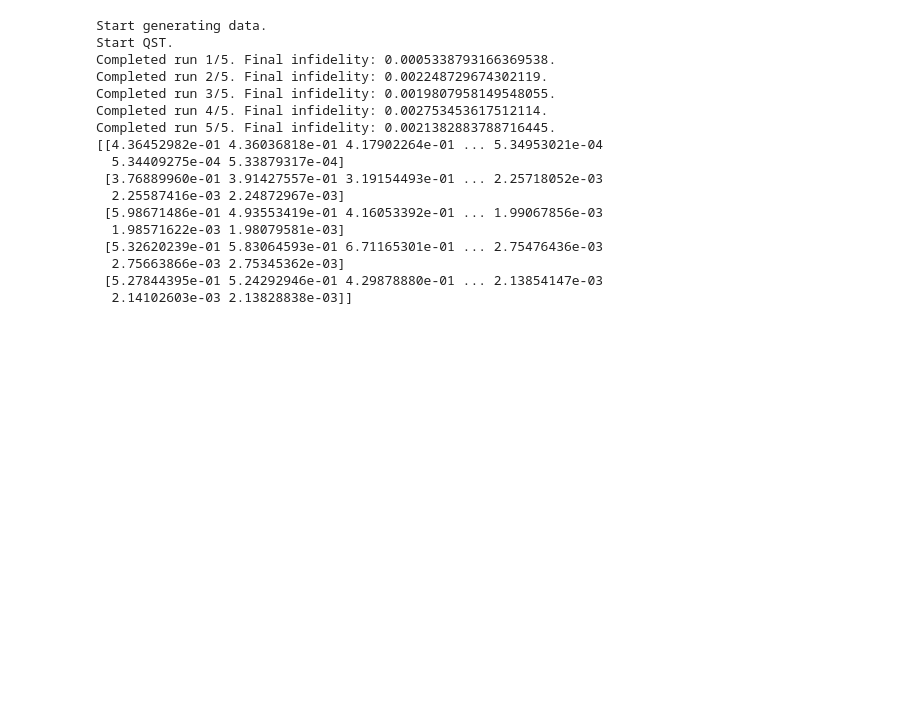
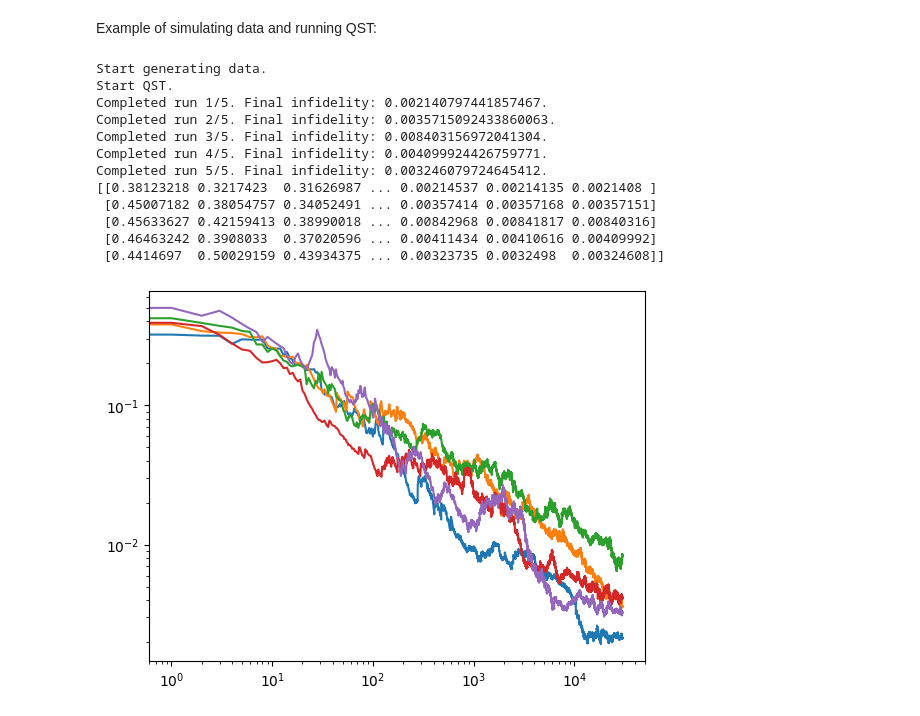
Before and after one commit to AdrianAasen/EMQST, a Jupyter notebook: Tutorial.ipynb, the cells around one changed output. Saved outputs shown, nothing was run; the diff lists cells and outputs as text; code cells hidden in the pictures; blank space fills up the shorter version.

```diff
--- a/Tutorial.ipynb
+++ b/Tutorial.ipynb
@@ -102,36 +108,39 @@ Distance between reconstructed and noisy POVM: 0.002274597808587603
+# %% [markdown]
+Example of simulating data and running QST:
 # %%
 # Basic QST example
 # We use a different POVM object, using pauli-6 looks like this
 n_qubits=1
 POVM_list=POVM.generate_Pauli_POVM(n_qubits)
 
 # Define the estimator
 qst=QST(POVM_list,list_of_true_states,n_QST_shots,1,bool_exp_measurements,exp_dictionary,n_cores=n_cores)
 
 print("Start generating data.")
 qst.generate_data()
 
 
 print("Start QST.")
 qst.perform_BME()
 rho_estm=qst.get_rho_estm()
 infidelity=qst.get_infidelity()
 print(infidelity)
+for i in range (len(infidelity)):
+    plt.plot(infidelity[i])
+plt.yscale('log')
+plt.xscale('log')
+plt.show()
 # %% [output]
 Start generating data.
 Start QST.
-Completed run 1/5. Final infidelity: 0.0005338793166369538.
-Completed run 2/5. Final infidelity: 0.002248729674302119.
-Completed run 3/5. Final infidelity: 0.0019807958149548055.
-Completed run 4/5. Final infidelity: 0.002753453617512114.
-Completed run 5/5. Final infidelity: 0.0021382883788716445.
-[[4.36452982e-01 4.36036818e-01 4.17902264e-01 ... 5.34953021e-04
-  5.34409275e-04 5.33879317e-04]
- [3.76889960e-01 3.91427557e-01 3.19154493e-01 ... 2.25718052e-03
-  2.25587416e-03 2.24872967e-03]
- [5.98671486e-01 4.93553419e-01 4.16053392e-01 ... 1.99067856e-03
-  1.98571622e-03 1.98079581e-03]
- [5.32620239e-01 5.83064593e-01 6.71165301e-01 ... 2.75476436e-03
-  2.75663866e-03 2.75345362e-03]
- [5.27844395e-01 5.24292946e-01 4.29878880e-01 ... 2.13854147e-03
-  2.14102603e-03 2.13828838e-03]]
+Completed run 1/5. Final infidelity: 0.002140797441857467.
+Completed run 2/5. Final infidelity: 0.0035715092433860063.
+Completed run 3/5. Final infidelity: 0.008403156972041304.
+Completed run 4/5. Final infidelity: 0.004099924426759771.
+Completed run 5/5. Final infidelity: 0.003246079724645412.
+[[0.38123218 0.3217423  0.31626987 ... 0.00214537 0.00214135 0.0021408 ]
+ [0.45007182 0.38054757 0.34052491 ... 0.00357414 0.00357168 0.00357151]
+ [0.45633627 0.42159413 0.38990018 ... 0.00842968 0.00841817 0.00840316]
+ [0.46463242 0.3908033  0.37020596 ... 0.00411434 0.00410616 0.00409992]
+ [0.4414697  0.50029159 0.43934375 ... 0.00323735 0.0032498  0.00324608]]
+[figure, added]
```
Also changed, not shown: parts of 12 cells of this notebook, 2 other files.
